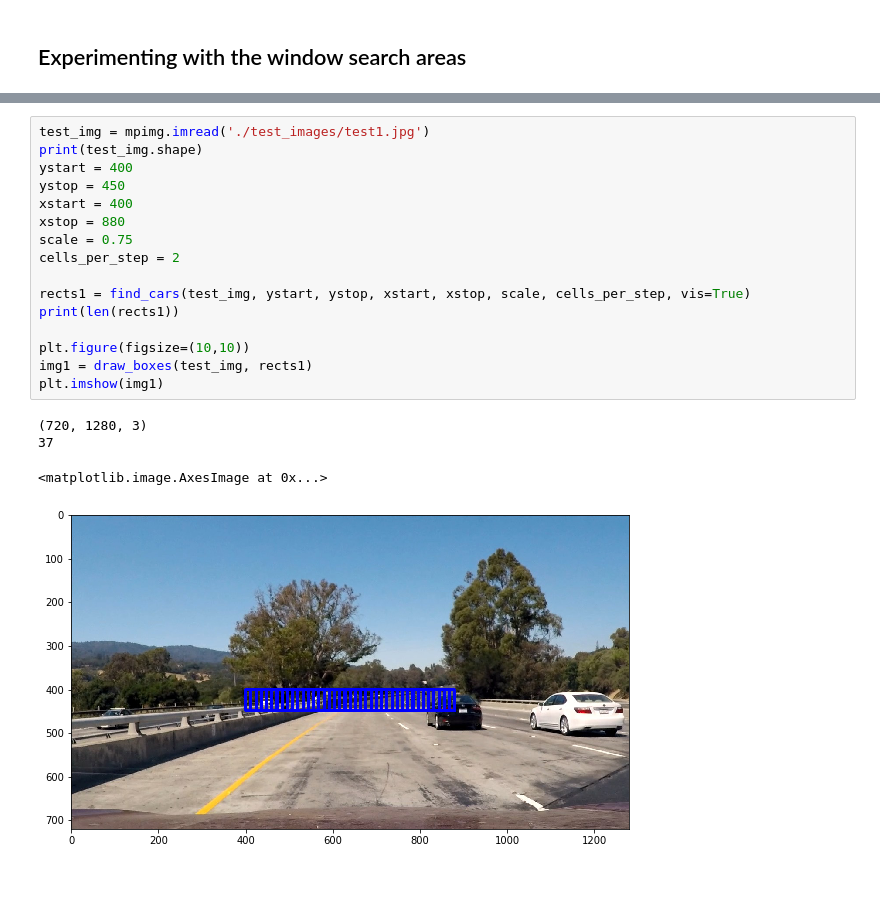
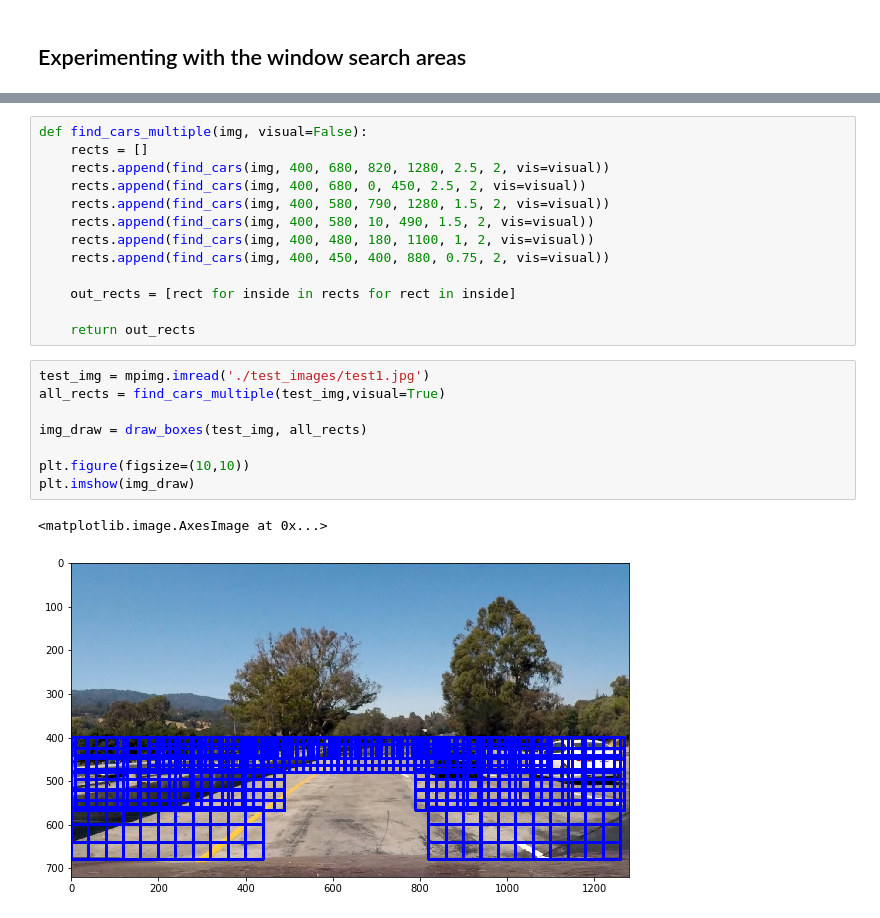
Before and after one commit to ahmadesh/CarND-Vehicle-Detection, a Jupyter notebook: Project.ipynb, the cells around one changed output, grey strips where cells are left out. Saved outputs shown, nothing was run; the diff lists cells and outputs as text; blank space fills up the shorter version.

```diff
--- a/Project.ipynb
+++ b/Project.ipynb
@@ -335,21 +355,24 @@ plt.imshow(img1)
-# %%
-test_img = mpimg.imread('./test_images/test1.jpg')
-print(test_img.shape)
-ystart = 400
-ystop = 450
-xstart = 400
-xstop = 880
-scale = 0.75
-cells_per_step = 2
-
-rects1 = find_cars(test_img, ystart, ystop, xstart, xstop, scale, cells_per_step, vis=True)
-print(len(rects1))
-
-plt.figure(figsize=(10,10))
-img1 = draw_boxes(test_img, rects1)
-plt.imshow(img1)
-# %% [output]
-(720, 1280, 3)
-37
-<matplotlib.image.AxesImage at 0x...>
-[figure, removed]
+# %%
+def find_cars_multiple(img, visual=False):
+    rects = []
+    rects.append(find_cars(img, 400, 680, 820, 1280, 2.5, 2, vis=visual))
+    rects.append(find_cars(img, 400, 680, 0, 450, 2.5, 2, vis=visual))
+    rects.append(find_cars(img, 400, 580, 790, 1280, 1.5, 2, vis=visual))
+    rects.append(find_cars(img, 400, 580, 10, 490, 1.5, 2, vis=visual))
+    rects.append(find_cars(img, 400, 480, 180, 1100, 1, 2, vis=visual))
+    rects.append(find_cars(img, 400, 450, 400, 880, 0.75, 2, vis=visual))
+
+    out_rects = [rect for inside in rects for rect in inside]
+
+    return out_rects
+# %%
+test_img = mpimg.imread('./test_images/test1.jpg')
+all_rects = find_cars_multiple(test_img,visual=True)
+
+img_draw = draw_boxes(test_img, all_rects)
+
+plt.figure(figsize=(10,10))
+plt.imshow(img_draw)
+# %% [output]
+<matplotlib.image.AxesImage at 0x...>
+[figure, added]
```
Also changed, not shown: parts of 18 cells of this notebook.
